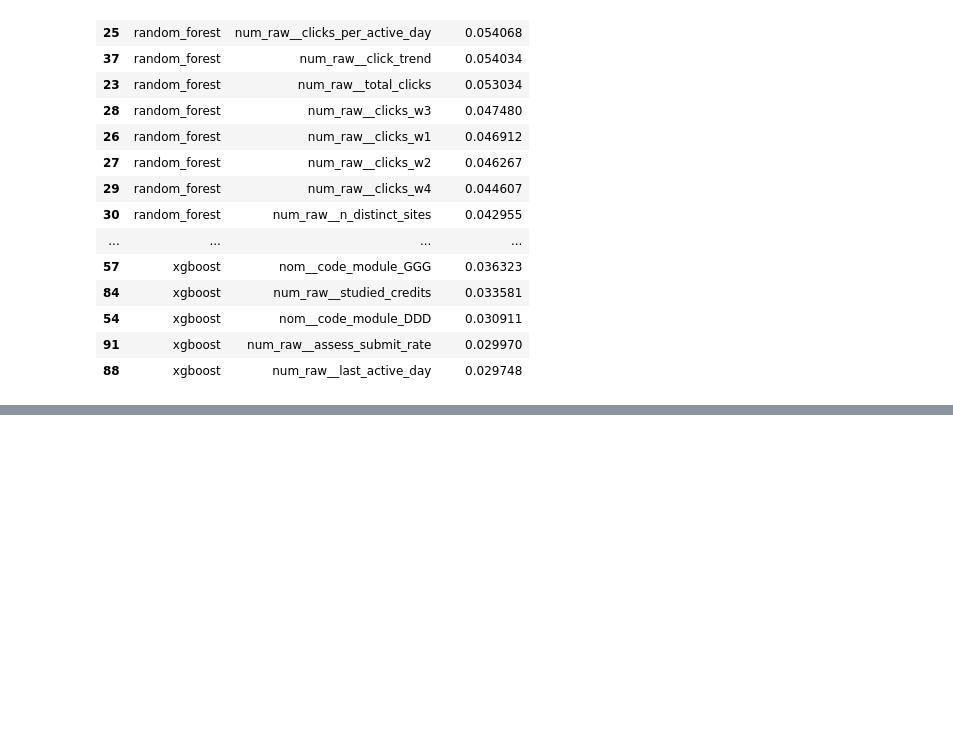
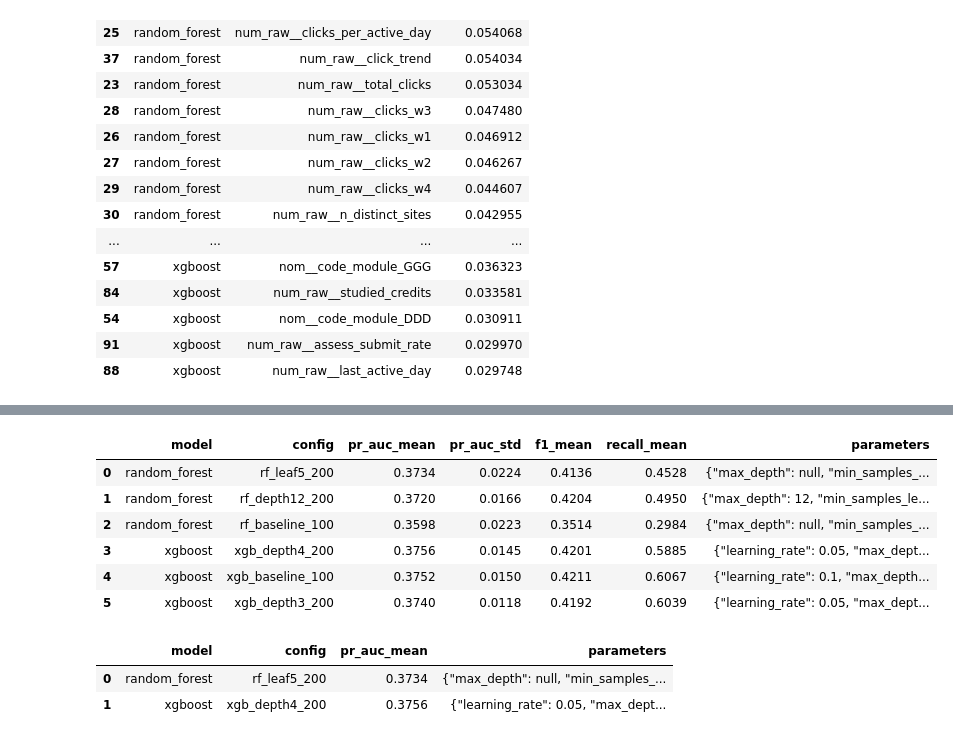
Before and after one commit to Khanhlc2005/OULAD_learning_analytics, a Jupyter notebook: notebooks/04_random_forest_xgboost.ipynb, the cells around one changed output, grey strips where cells are left out. Cells and saved outputs as stored; diff of their text form; code cells hidden in the pictures; blank space fills up the shorter version.

```diff
--- a/notebooks/04_random_forest_xgboost.ipynb
+++ b/notebooks/04_random_forest_xgboost.ipynb
@@ -62,0 +86,17 @@ importance.groupby('model', group_keys=False).head(10)
+# %%
+from src.models.cv_rf_xgb import run_cv
+
+cv_folds, cv_summary, cv_selected = run_cv(DATASET, RESULTS)
+display(cv_summary[["model", "config", "pr_auc_mean", "pr_auc_std", "f1_mean", "recall_mean", "parameters"]].round(4))
+display(cv_selected[["model", "config", "pr_auc_mean", "parameters"]].round(4))
+# %% [output]
+|  | model | config | pr_auc_mean | pr_auc_std | f1_mean | recall_mean | parameters |
+| 0 | random_forest | rf_leaf5_200 | 0.3734 | 0.0224 | 0.4136 | 0.4528 | {"max_depth": null, "min_samples_... |
+| 1 | random_forest | rf_depth12_200 | 0.3720 | 0.0166 | 0.4204 | 0.4950 | {"max_depth": 12, "min_samples_le... |
+| 2 | random_forest | rf_baseline_100 | 0.3598 | 0.0223 | 0.3514 | 0.2984 | {"max_depth": null, "min_samples_... |
+| 3 | xgboost | xgb_depth4_200 | 0.3756 | 0.0145 | 0.4201 | 0.5885 | {"learning_rate": 0.05, "max_dept... |
+| 4 | xgboost | xgb_baseline_100 | 0.3752 | 0.0150 | 0.4211 | 0.6067 | {"learning_rate": 0.1, "max_depth... |
+| 5 | xgboost | xgb_depth3_200 | 0.3740 | 0.0118 | 0.4192 | 0.6039 | {"learning_rate": 0.05, "max_dept... |
+|  | model | config | pr_auc_mean | parameters |
+| 0 | random_forest | rf_leaf5_200 | 0.3734 | {"max_depth": null, "min_samples_... |
+| 1 | xgboost | xgb_depth4_200 | 0.3756 | {"learning_rate": 0.05, "max_dept... |
```
Also changed, not shown: parts of 12 cells of this notebook, 21 other files.
